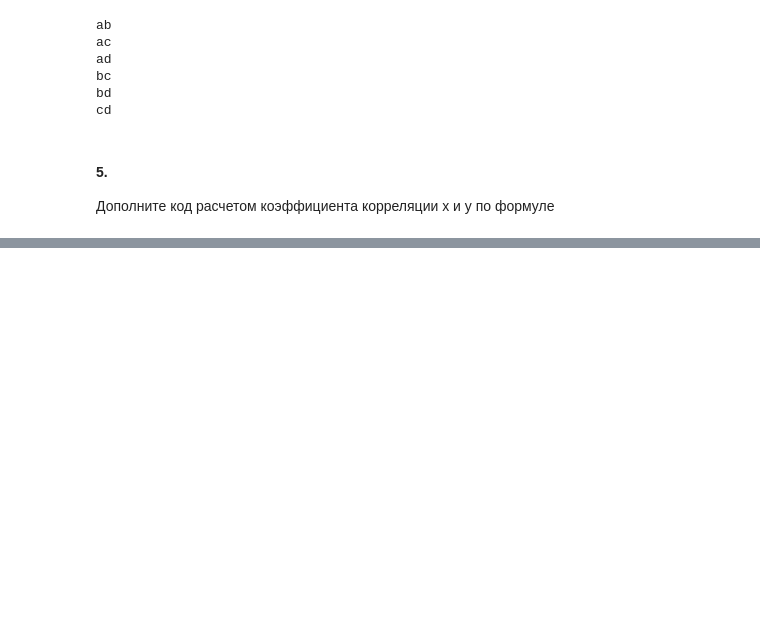
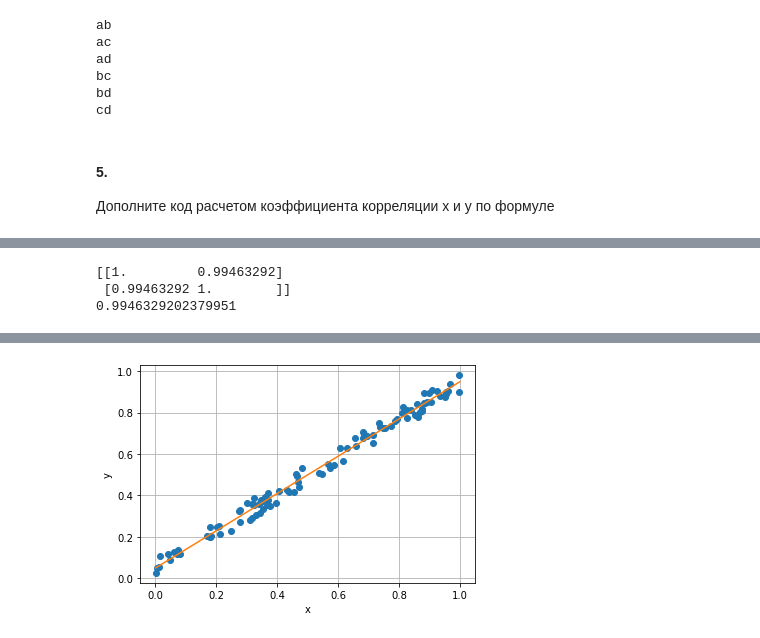
Before and after one commit to ishubenko/mathematics, a Jupyter notebook: hw_5.ipynb, the cells around one changed output, grey strips where cells are left out. Cells and saved outputs as stored; diff of their text form; code cells hidden in the pictures; blank space fills up the shorter version.

```diff
--- a/hw_5.ipynb
+++ b/hw_5.ipynb
@@ -230,0 +231,33 @@ To use the future default and silence this warning we advise to pass `rcond=None
+# %%
+n=100
+r=0.9
+x=np.random.rand(n)
+y=r*x+(1-r)*np.random.rand(n)
+
+plt.plot(x, y, 'o')
+plt.xlabel('x')
+plt.ylabel('y')
+plt.grid(True)
+# plt.show()
+c=np.corrcoef(x,y)
+print(c)
+
+a=(np.sum(x)*np.sum(y) - n*np.sum(x*y)) / (np.sum(x)*np.sum(x) - n*np.sum(x*x))
+b=(np.sum(y) - a*np.sum(x)) / n
+
+A = np.vstack([x, np.ones(len(x))]).T
+a1, b1 = np.linalg.lstsq(A, y)[0]
+# print(a, b)
+# print(a1, b1)
+
+plt.plot([0,1], [b, a + b])
+plt.show()
+
+x_mean, y_mean = sum(x)/n, sum(y)/n
+
+r= np.sum((x - x_mean) * (y - y_mean)) / np.sqrt( np.sum((x - x_mean)**2) * np.sum((y -y_mean)**2) )
+print(r)
+# %% [output]
+[[1.         0.99463292]
+ [0.99463292 1.        ]]
+0.9946329202379951
@@ -230,0 +266 @@ To use the future default and silence this warning we advise to pass `rcond=None
+[figure, added]
```
Also changed, not shown: parts of 2 cells of this notebook.
